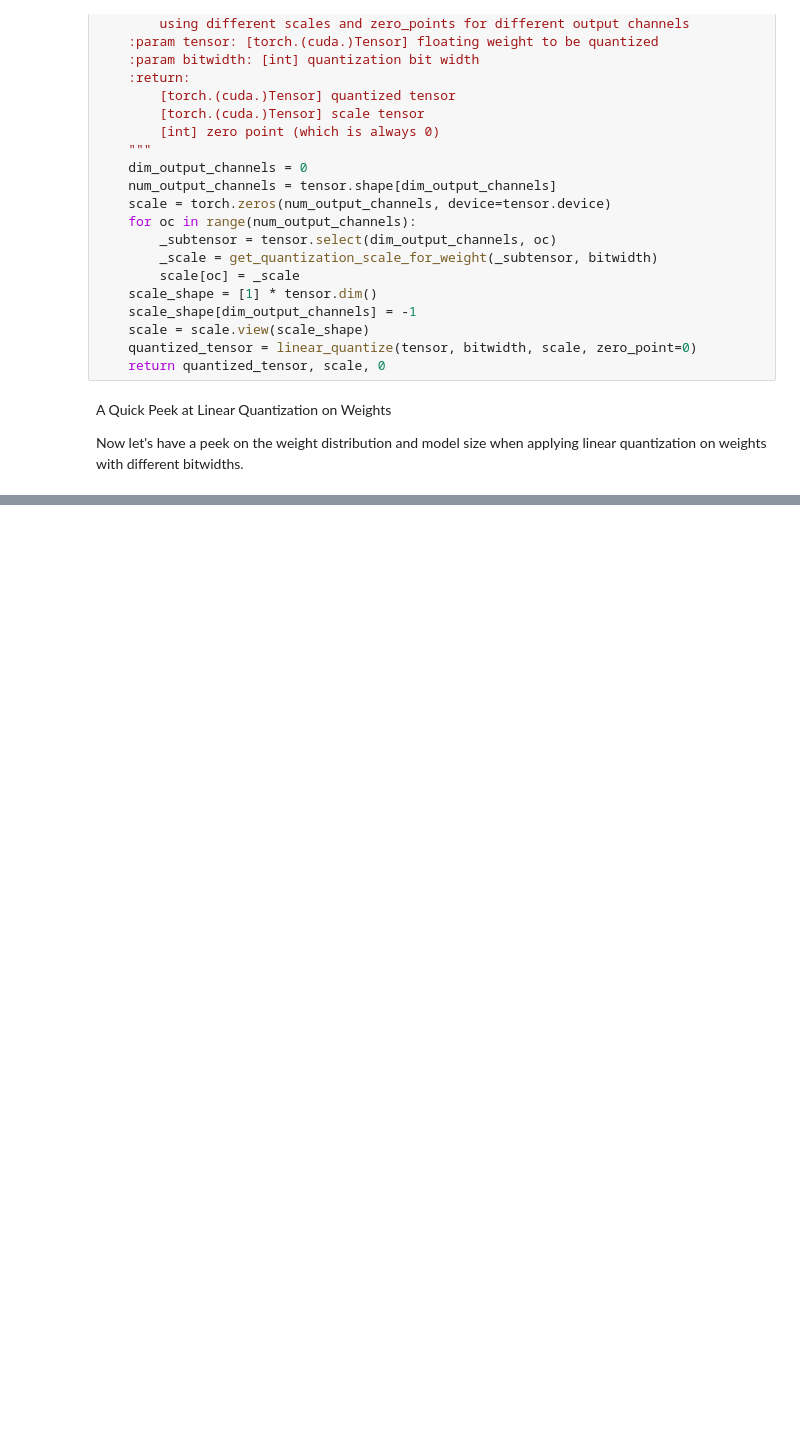
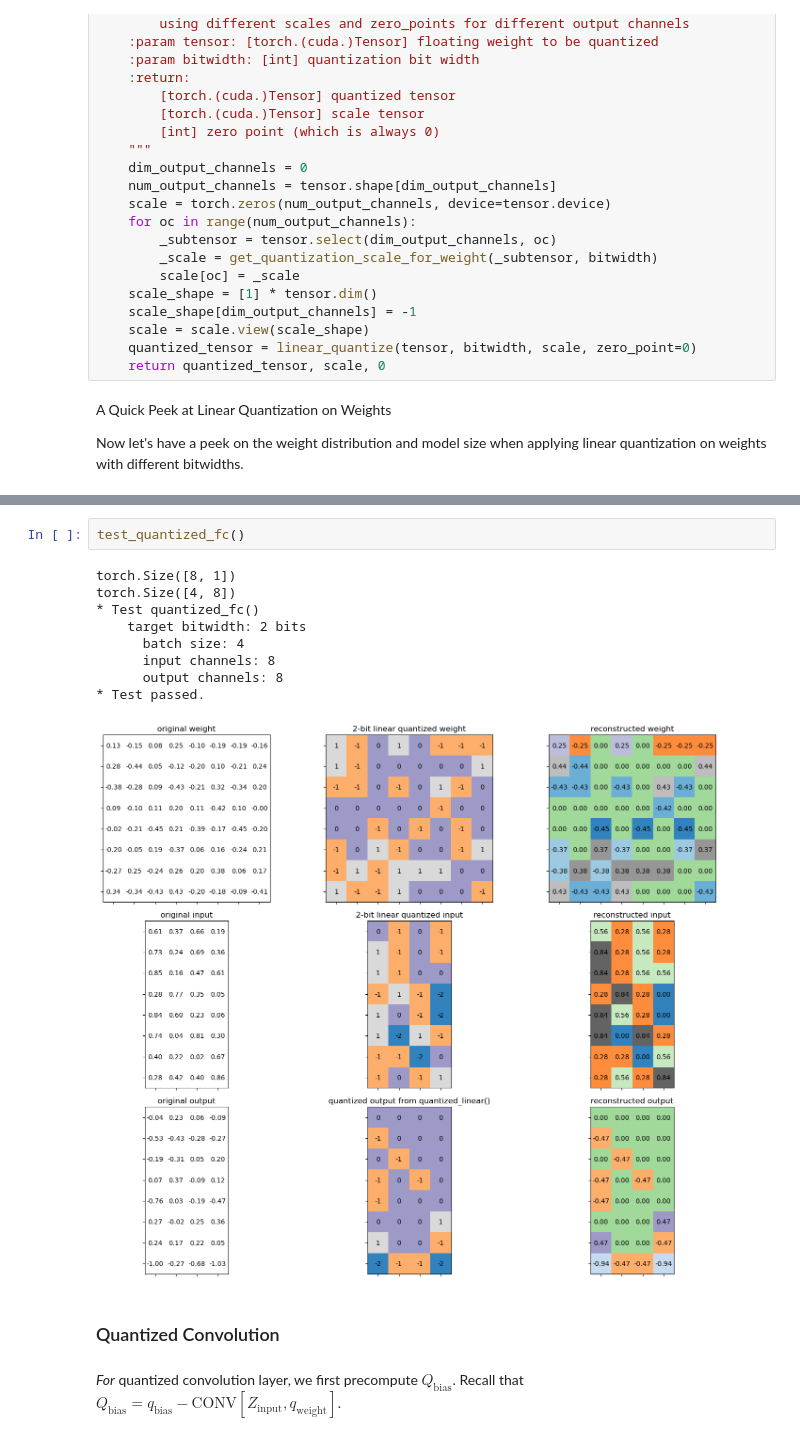
Before and after one commit to lood339/eml, a Jupyter notebook: notebook/Lab2.ipynb, the cells around one changed output, grey strips where cells are left out. Saved outputs shown, nothing was run; the diff lists cells and outputs as text; blank space fills up the shorter version.

```diff
--- a/notebook/Lab2.ipynb
+++ b/notebook/Lab2.ipynb
@@ -927,0 +1081,16 @@ peek_linear_quantization()
+# %%
+test_quantized_fc()
+# %% [output]
+torch.Size([8, 1])
+torch.Size([4, 8])
+* Test quantized_fc()
+    target bitwidth: 2 bits
+      batch size: 4
+      input channels: 8
+      output channels: 8
+* Test passed.
+[figure, added]
+# %% [markdown]
+### Quantized Convolution
+# %% [markdown]
+*For* quantized convolution layer, we first precompute $Q_{\mathrm{bias}}$. Recall that $Q_{\mathrm{bias}} = q_{\mathrm{bias}} - \mathrm{CONV}[Z_{\mathrm{input}}, q_{\mathrm{weight}}]$.
```
Also changed, not shown: parts of 30 cells of this notebook.
